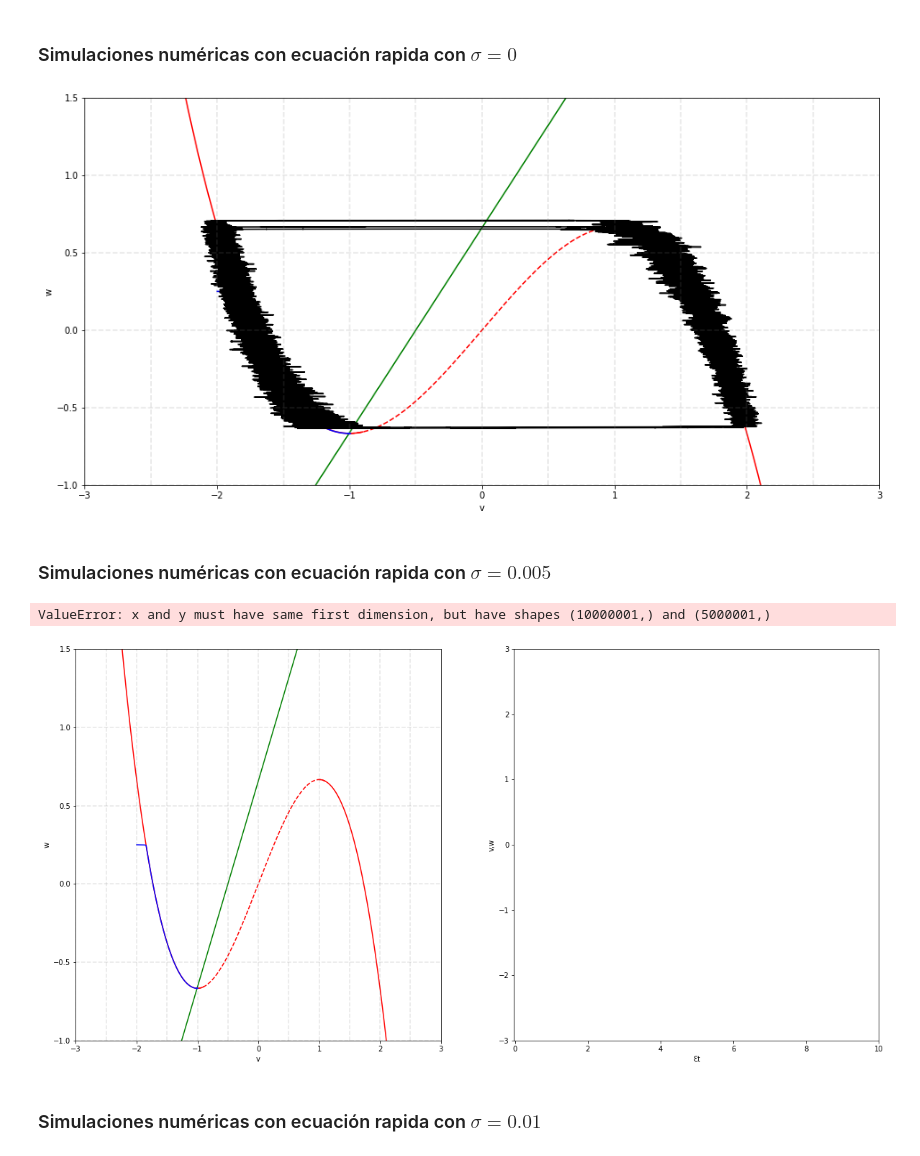
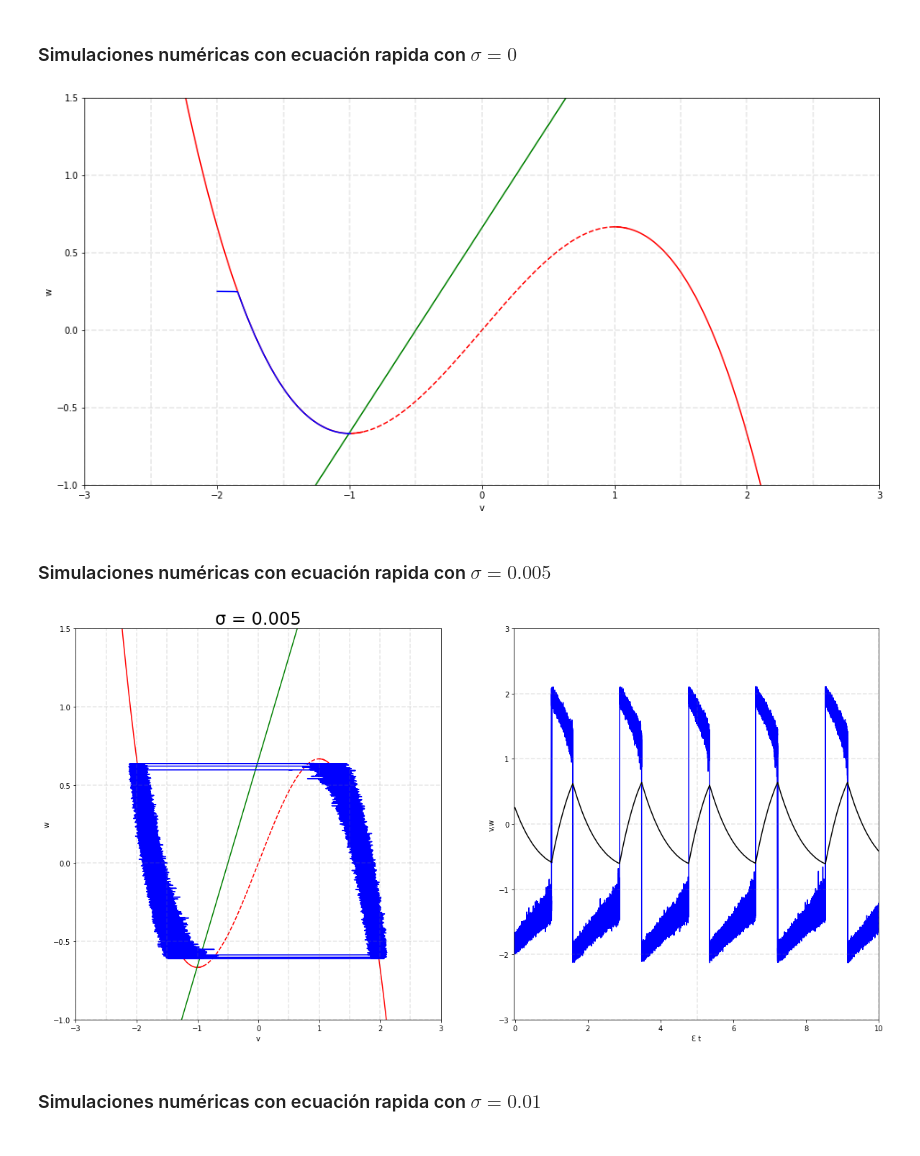
Before and after one commit to fiskker/paper-review, a Jupyter notebook: Paper review notebook.ipynb, the cells around one changed output. Cells and saved outputs as stored; diff of their text form; code cells hidden in the pictures.

```diff
--- a/Paper review notebook.ipynb
+++ b/Paper review notebook.ipynb
@@ -542,7 +545,7 @@ ax.set_ylim(-1, 1.5)
 ax.set_xlabel('v')
 ax.set_ylabel('w')
 ax.plot(X[:,0], X[:,1], color = 'b')
-ax.plot(Y[:,0], Y[:,1], color = 'k')
+#ax.plot(Y[:,0], Y[:,1], color = 'k')
 
 hlines = np.arange(-3, 3, 0.5)
 vlines = np.arange(-3, 3, 0.5)
@@ -550,21 +553,18 @@ for i in range(len(hlines)):
     ax.axhline(hlines[i], color='grey', linestyle = '--', alpha = 0.2)
     ax.axvline(vlines[i], color = 'grey', linestyle = '--', alpha = 0.2)
 # %% [output]
-[figure, old version]
+[figure, new version]
 # %% [markdown]
 ### Simulaciones numéricas con ecuación rapida con $ \sigma = 0.005 $
 # %%
-from math import sqrt
-from scipy.integrate import odeint;
-import math
-
-
 params = (0.76, 0.5, 0.0001, 0.005)
-X = euler_ft_FHN(params, fast_f, fast_g, -2, 0.25, 0.0, 100000, 0.01)
-#Y = euler_ft_FHN(params, fast_f, fast_g, 2, -0.25, 0.0, 10000, 0.001)
+try:
+    X_1 = np.genfromtxt('fig7_1.csv', delimiter=',')
+except:
+    X_1 = euler_ft_FHN(params, fast_f, fast_g, -2, 0.25, 0.0, 100000, 0.1)
 # %%
 epsilon = 0.0001
-eps_t = np.arange(0.0, epsilon*100000.001, epsilon*0.01)
+eps_t = np.arange(0.0, epsilon*100000.001, epsilon*0.1)
 params = (0.76, 0.5)
 v_vals_1 = np.arange(-3, -0.9, 0.001)
 v_vals_2 = np.arange(-1, 1.1, 0.001)
@@ -581,39 +581,43 @@ ax.set_xlabel('v')
 ax.set_ylabel('w')
 ax.plot(v_vals_1, [vNullcline(v) for v in v_vals_1], color = 'r')
 ax.plot(v_vals_2, [vNullcline(v) for v in v_vals_2], color = 'r', linestyle = '--')
 ax.plot(v_vals_3, [vNullcline(v) for v in v_vals_3], color = 'r')
 
 ax.plot(v_vals, [wNullcline(params, v) for v in v_vals], color = 'g')
 
 #print(X)
 ax.set_xlim(-3, 3)
 ax.set_ylim(-1, 1.5)
 ax.set_xlabel('v')
 ax.set_ylabel('w')
-ax.plot(X[:,0], X[:,1], color = 'b')
+ax.set_title ('σ = 0.005', fontsize = 24)
+ax.plot(X_1[:,0], X_1[:,1], color = 'b')
 
 hlines = np.arange(-3, 3, 0.5)
 vlines = np.arange(-3, 3, 0.5)
 for i in range(len(hlines)):
     ax.axhline(hlines[i], color='grey', linestyle = '--', alpha = 0.2)
     ax.axvline(vlines[i], color = 'grey', linestyle = '--', alpha = 0.2)
 
 ax2.set_xlim(-0.03, 10)
 ax2.set_ylim(-3, 3)
-ax2.set_xlabel('Ɛt')
+ax2.set_xlabel('Ɛ t')
 ax2.set_ylabel('v,w')
-ax2.plot(eps_t, X[:,0], color = 'b')
-ax2.plot(eps_t, X[:,1], color = 'k')
+ax2.plot(eps_t, X_1[:,0], color = 'b')
+ax2.plot(eps_t, X_1[:,1], color = 'k')
 
 hlines = np.arange(-3, 3, 1)
 vlines = np.arange(5, 15, 5)
 for i in range(len(hlines)):
     ax2.axhline(hlines[i], color='grey', linestyle = '--', alpha = 0.2)
 for i in range(len(vlines)):
     ax2.axvline(vlines[i], color = 'grey', linestyle = '--', alpha = 0.2)
+
+
+np.savetxt("fig7_1.csv", X_1, delimiter=",");
+del X_1, ax, ax2, fig, eps_t, v_vals_1, v_vals_2, v_vals_3, v_vals, w_vals
 # %% [output]
-ValueError: x and y must have same first dimension, but have shapes (10000001,) and (5000001,)
-[figure, old version]
+[figure, new version]
 # %% [markdown]
 ### Simulaciones numéricas con ecuación rapida con $ \sigma = 0.01 $
 # %%
```
Also changed, not shown: parts of 24 cells of this notebook, 1 other file.
